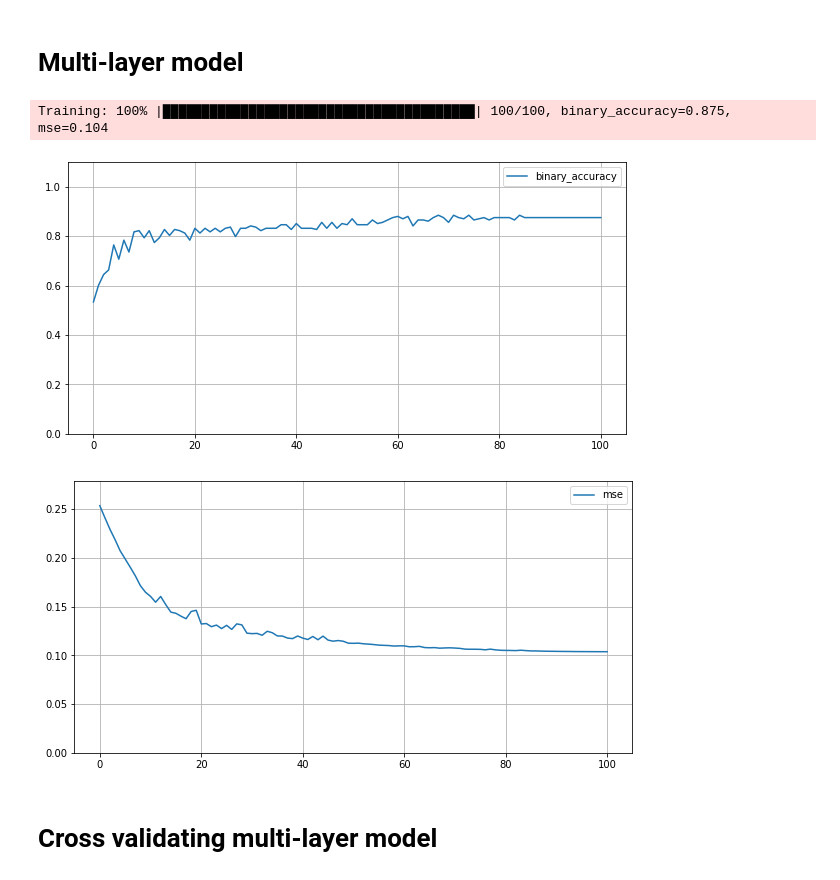
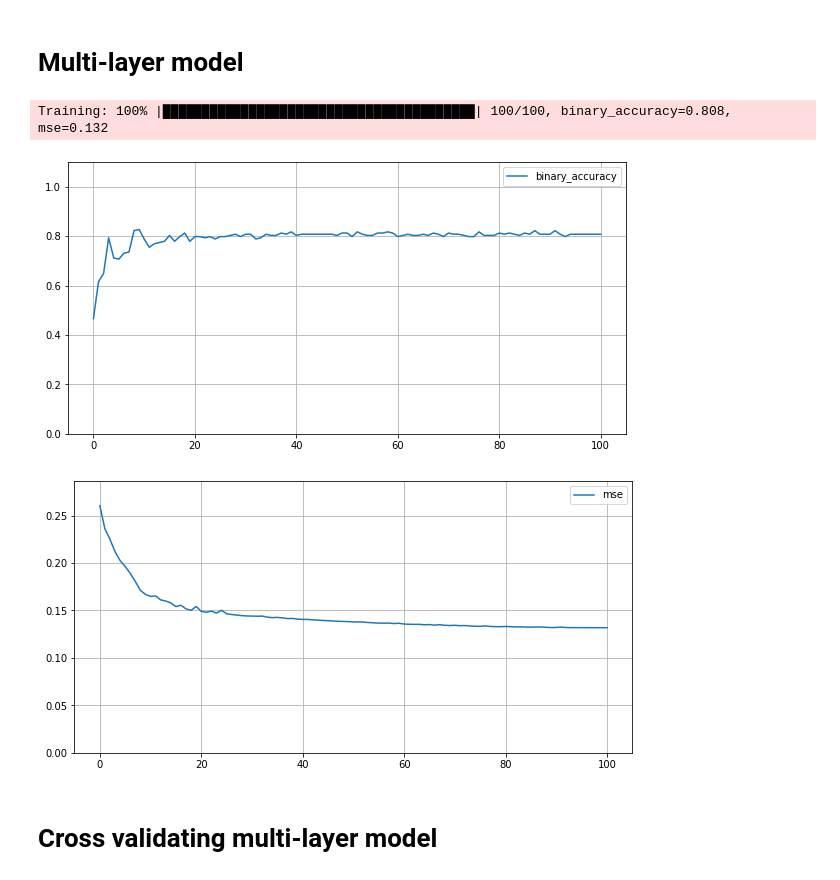
Before and after one commit to FilipHanzel/perceptron, a Jupyter notebook: examples/sonar/sonar.ipynb, the cells around one changed output. Cells and saved outputs as stored; diff of their text form; code cells hidden in the pictures.

```diff
--- a/examples/sonar/sonar.ipynb
+++ b/examples/sonar/sonar.ipynb
@@ -81,7 +81,9 @@ Training: 100% |█████████████████████
 # %% [markdown]
 # Multi-layer model
 # %%
-model = Perceptron(
+random.seed(0)
+
+model = Model(
     inputs=60,
     layer_sizes=[4, 1],
     activations="sigmoid",
@@ -94,36 +96,36 @@ epochs = 100
 history = model.train(
     training_inputs=features,
     training_targets=targets,
     epochs=epochs,
     batch_size=8,
     base_learning_rate=0.01,
     learning_rate_decay="linear",
     metrics=["binary_accuracy", "mse"],
 )
 
 fig = plt.figure(figsize=(10, 5))
 ax = fig.add_subplot()
 
 ax.plot(range(epochs + 1), history["binary_accuracy"], label="binary_accuracy")
 
 ax.set_ylim(bottom=0, top=1.1)
 ax.grid()
 ax.legend()
 plt.show()
 
 fig = plt.figure(figsize=(10, 5))
 ax = fig.add_subplot()
 
 ax.plot(range(epochs + 1), history["mse"], label="mse")
 
 ax.set_ylim(bottom=0, top=max(history["mse"]) * 1.1)
 ax.grid()
 ax.legend()
 plt.show()
 # %% [output]
-Training: 100% |████████████████████████████████████████| 100/100, binary_accuracy=0.875, mse=0.104
+Training: 100% |████████████████████████████████████████| 100/100, binary_accuracy=0.808, mse=0.132
-[figure, old version]
+[figure, new version]
-[figure, old version]
+[figure, new version]
 # %% [markdown]
 # Cross validating multi-layer model
 # %%
```
Also changed, not shown: parts of 4 cells of this notebook, 10 other files.
